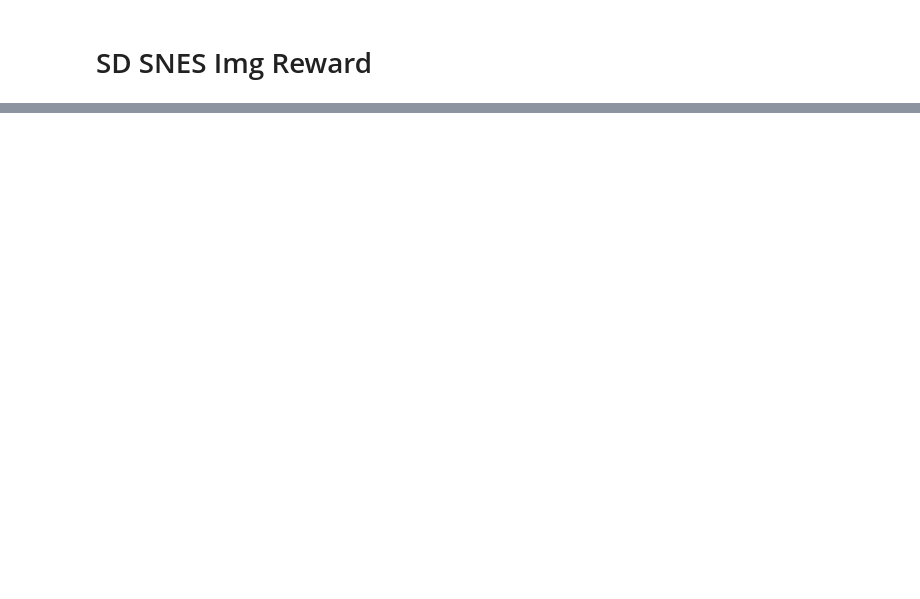
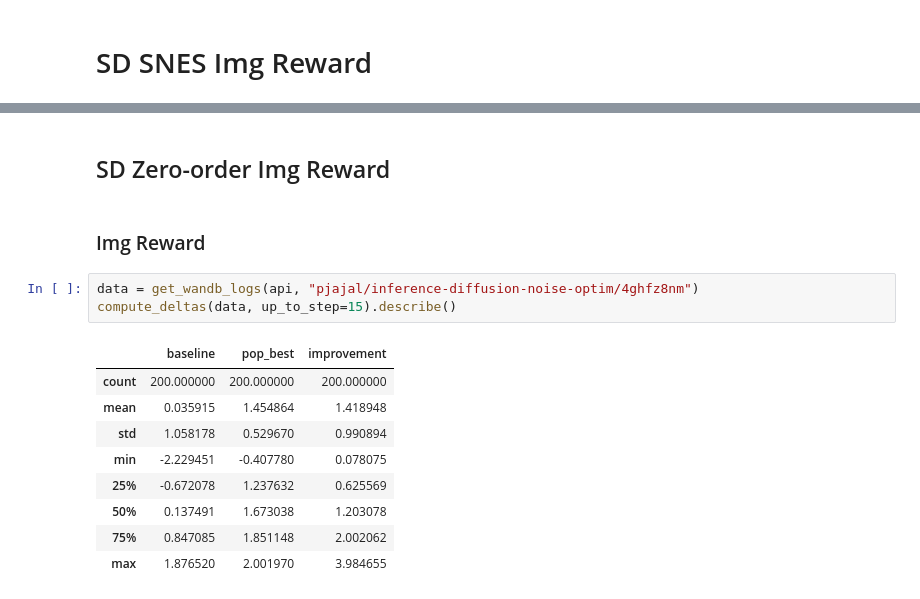
Before and after one commit to pjjajal/diffusion-trajectory, a Jupyter notebook: analysis.ipynb, the cells around one changed output, grey strips where cells are left out. Cells and saved outputs as stored; diff of their text form; blank space fills up the shorter version.

```diff
--- a/analysis.ipynb
+++ b/analysis.ipynb
@@ -89,0 +243,17 @@ dataset = create_dataset(cfg)
+# %% [markdown]
+## SD Zero-order Img Reward
+# %% [markdown]
+### Img Reward
+# %%
+data = get_wandb_logs(api, "pjajal/inference-diffusion-noise-optim/4ghfz8nm")
+compute_deltas(data, up_to_step=15).describe()
+# %% [output]
+|  | baseline | pop_best | improvement |
+| count | 200.000000 | 200.000000 | 200.000000 |
+| mean | 0.035915 | 1.454864 | 1.418948 |
+| std | 1.058178 | 0.529670 | 0.990894 |
+| min | -2.229451 | -0.407780 | 0.078075 |
+| 25% | -0.672078 | 1.237632 | 0.625569 |
+| 50% | 0.137491 | 1.673038 | 1.203078 |
+| 75% | 0.847085 | 1.851148 | 2.002062 |
+| max | 1.876520 | 2.001970 | 3.984655 |
```
Also changed, not shown: parts of 48 cells of this notebook.
